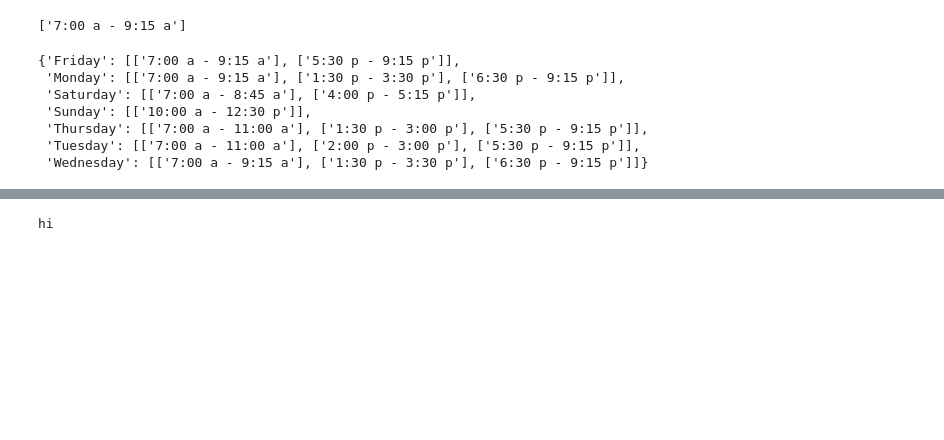
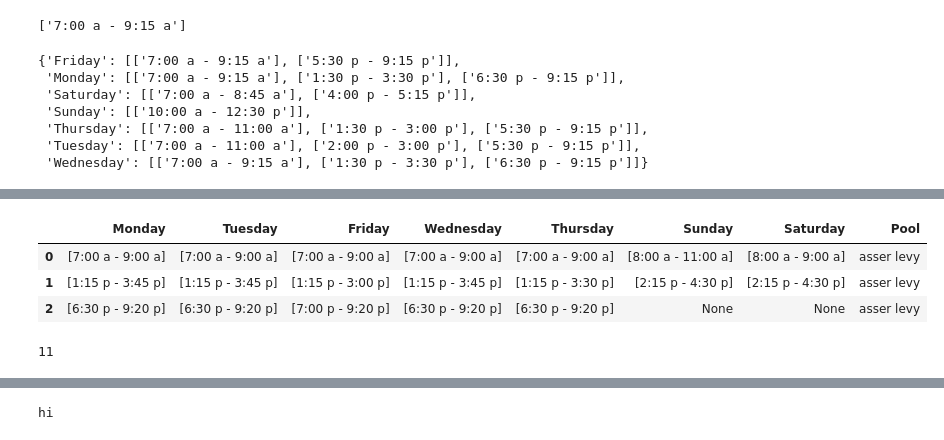
Before and after one commit to stephgline/NYClapfinder, a Jupyter notebook: 4.11.16.pool_project.ipynb, the cells around one changed output, grey strips where cells are left out. Cells and saved outputs as stored; diff of their text form; code cells hidden in the pictures; blank space fills up the shorter version.

```diff
--- a/4.11.16.pool_project.ipynb
+++ b/4.11.16.pool_project.ipynb
@@ -435,0 +512,6 @@ df
+# %%
+df0 = pd.DataFrame.from_dict(sched, orient='index')
+#df0 = df0.transpose()
+#df0['Pool'] = pools['swimming_pool'][0]
+# %%
+df0 = df0.transpose()
@@ -435,0 +520,11 @@ df
+# %%
+df0 = df0.transpose()
+# %%
+df0['Pool'] = 'asser levy'
+# %%
+df0
+# %% [output]
+|  | Monday | Tuesday | Friday | Wednesday | Thursday | Sunday | Saturday | Pool |
+| 0 | [7:00 a - 9:00 a] | [7:00 a - 9:00 a] | [7:00 a - 9:00 a] | [7:00 a - 9:00 a] | [7:00 a - 9:00 a] | [8:00 a - 11:00 a] | [8:00 a - 9:00 a] | asser levy |
+| 1 | [1:15 p - 3:45 p] | [1:15 p - 3:45 p] | [1:15 p - 3:00 p] | [1:15 p - 3:45 p] | [1:15 p - 3:30 p] | [2:15 p - 4:30 p] | [2:15 p - 4:30 p] | asser levy |
+| 2 | [6:30 p - 9:20 p] | [6:30 p - 9:20 p] | [7:00 p - 9:20 p] | [6:30 p - 9:20 p] | [6:30 p - 9:20 p] | None | None | asser levy |
@@ -435,0 +546,4 @@ df
+# %%
+test[-5]
+# %% [output]
+11
```
Also changed, not shown: parts of 37 cells of this notebook.
